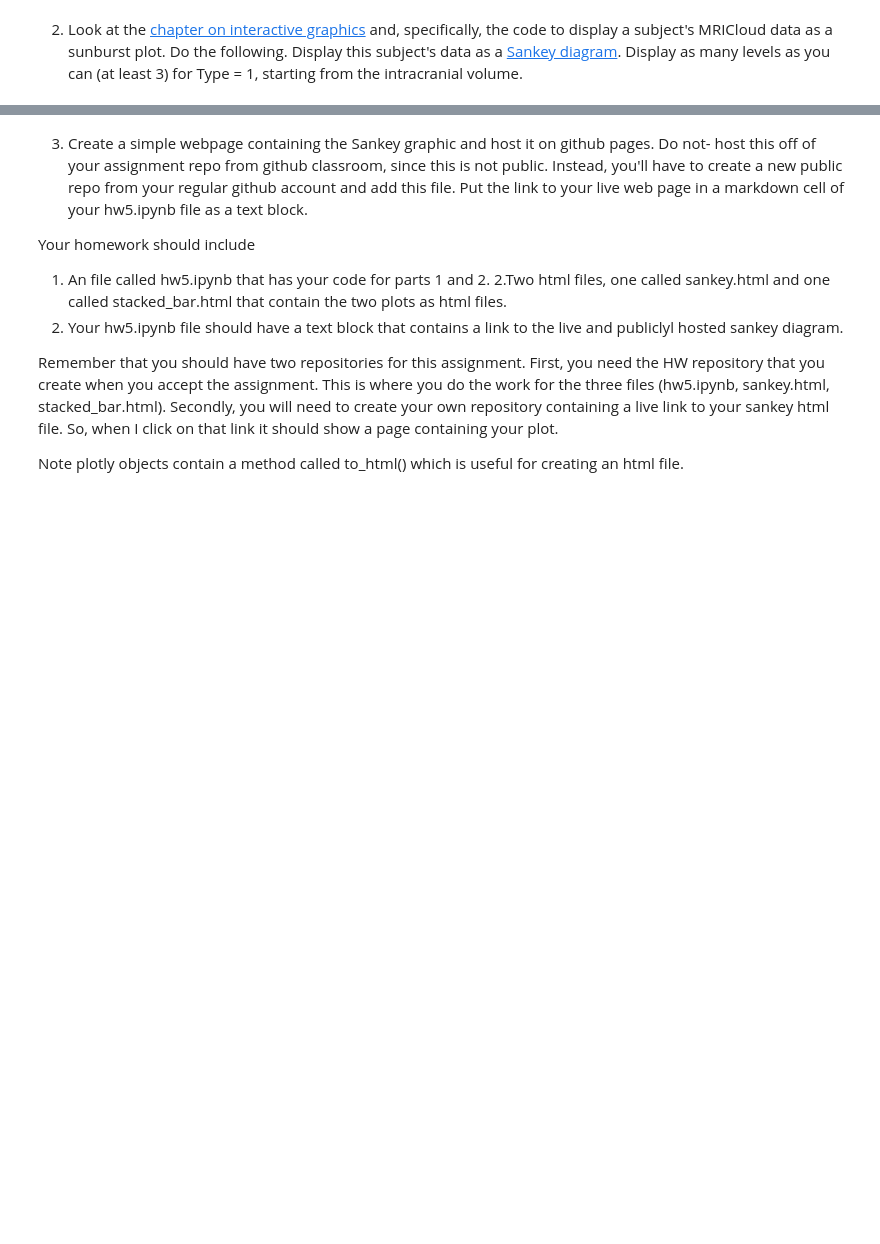
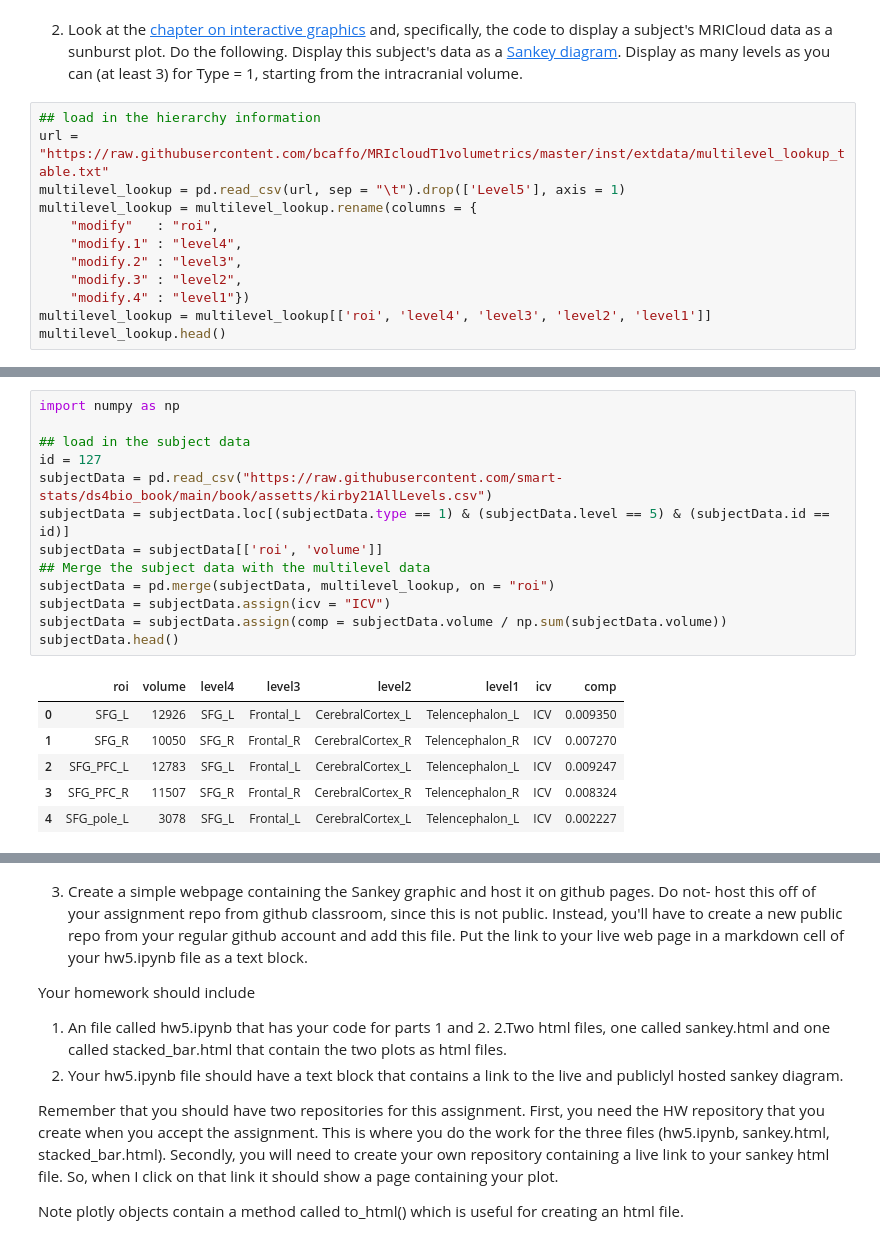
Before and after one commit to SfyXboh/585.771-A5, a Jupyter notebook: hw5.ipynb, the cells around one changed output, grey strips where cells are left out. Cells and saved outputs as stored; diff of their text form; blank space fills up the shorter version.

```diff
--- a/hw5.ipynb
+++ b/hw5.ipynb
@@ -200,2 +202,14 @@ fig.show()
 # %% [markdown]
 2. Look at the [chapter on interactive graphics](https://smart-stats.github.io/ds4bio_book/book/_build/html/interactive.html) and, specifically, the code to display a subject's MRICloud data as a sunburst plot. Do the following. Display this subject's data as a [Sankey diagram](https://plotly.com/python/sankey-diagram/). Display as many levels as you can (at least 3) for Type = 1, starting from the intracranial volume.
+# %%
+## load in the hierarchy information
+url = "https://raw.githubusercontent.com/bcaffo/MRIcloudT1volumetrics/master/inst/extdata/multilevel_lookup_table.txt"
+multilevel_lookup = pd.read_csv(url, sep = "\t").drop(['Level5'], axis = 1)
+multilevel_lookup = multilevel_lookup.rename(columns = {
+    "modify"   : "roi",
+    "modify.1" : "level4",
+    "modify.2" : "level3",
+    "modify.3" : "level2",
+    "modify.4" : "level1"})
+multilevel_lookup = multilevel_lookup[['roi', 'level4', 'level3', 'level2', 'level1']]
+multilevel_lookup.head()
@@ -201,0 +223,20 @@ fig.show()
+# %%
+import numpy as np
+
+## load in the subject data
+id = 127
+subjectData = pd.read_csv("https://raw.githubusercontent.com/smart-stats/ds4bio_book/main/book/assetts/kirby21AllLevels.csv")
+subjectData = subjectData.loc[(subjectData.type == 1) & (subjectData.level == 5) & (subjectData.id == id)]
+subjectData = subjectData[['roi', 'volume']]
+## Merge the subject data with the multilevel data
+subjectData = pd.merge(subjectData, multilevel_lookup, on = "roi")
+subjectData = subjectData.assign(icv = "ICV")
+subjectData = subjectData.assign(comp = subjectData.volume / np.sum(subjectData.volume))
+subjectData.head()
+# %% [output]
+|  | roi | volume | level4 | level3 | level2 | level1 | icv | comp |
+| 0 | SFG_L | 12926 | SFG_L | Frontal_L | CerebralCortex_L | Telencephalon_L | ICV | 0.009350 |
+| 1 | SFG_R | 10050 | SFG_R | Frontal_R | CerebralCortex_R | Telencephalon_R | ICV | 0.007270 |
+| 2 | SFG_PFC_L | 12783 | SFG_L | Frontal_L | CerebralCortex_L | Telencephalon_L | ICV | 0.009247 |
+| 3 | SFG_PFC_R | 11507 | SFG_R | Frontal_R | CerebralCortex_R | Telencephalon_R | ICV | 0.008324 |
+| 4 | SFG_pole_L | 3078 | SFG_L | Frontal_L | CerebralCortex_L | Telencephalon_L | ICV | 0.002227 |
```
Also changed, not shown: parts of 3 cells of this notebook, 2 other files.
